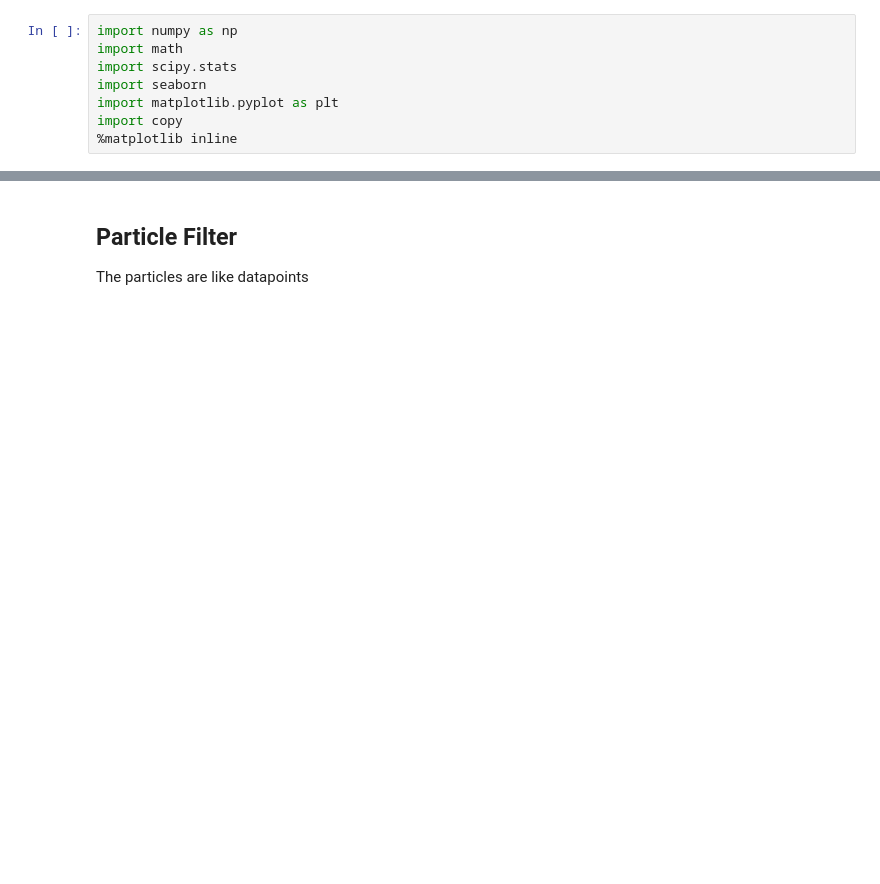
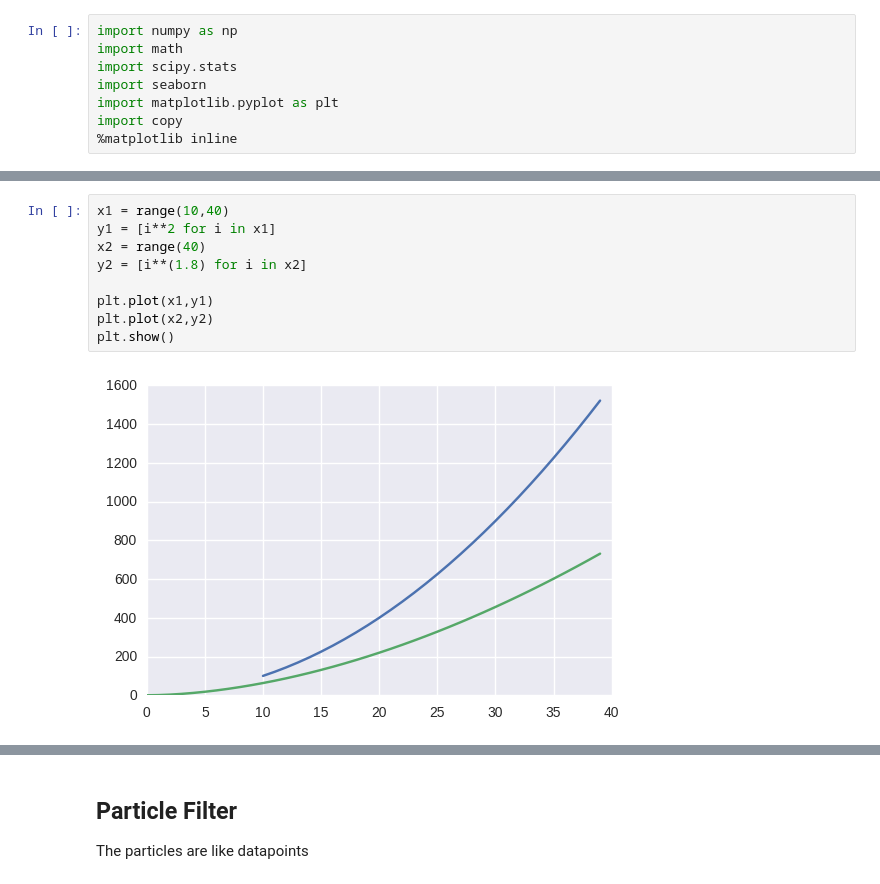
Before and after one commit to arne7morgen/MasterThesis, a Jupyter notebook: notebooks/BootstrapFilter.ipynb, the cells around one changed output, grey strips where cells are left out. Cells and saved outputs as stored; diff of their text form; blank space fills up the shorter version.

```diff
--- a/notebooks/BootstrapFilter.ipynb
+++ b/notebooks/BootstrapFilter.ipynb
@@ -10,0 +37,11 @@ import copy
+# %%
+x1 = range(10,40)
+y1 = [i**2 for i in x1]
+x2 = range(40)
+y2 = [i**(1.8) for i in x2]
+
+plt.plot(x1,y1)
+plt.plot(x2,y2)
+plt.show()
+# %% [output]
+[figure, added]
```
Also changed, not shown: parts of 10 cells of this notebook, 2 other files.
